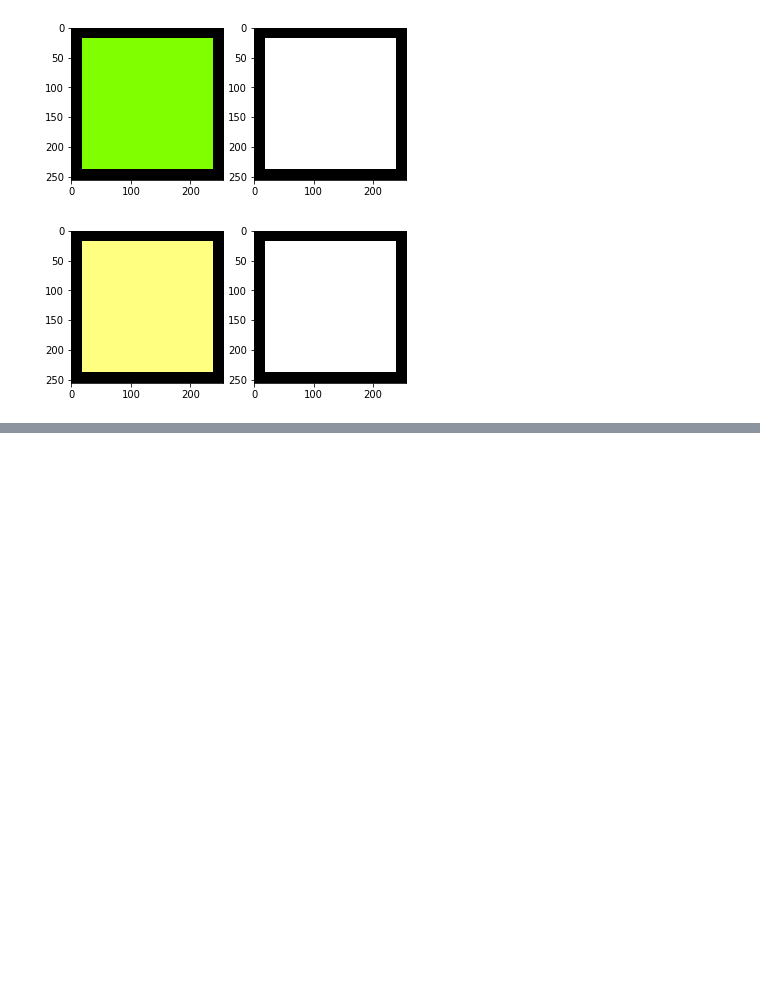
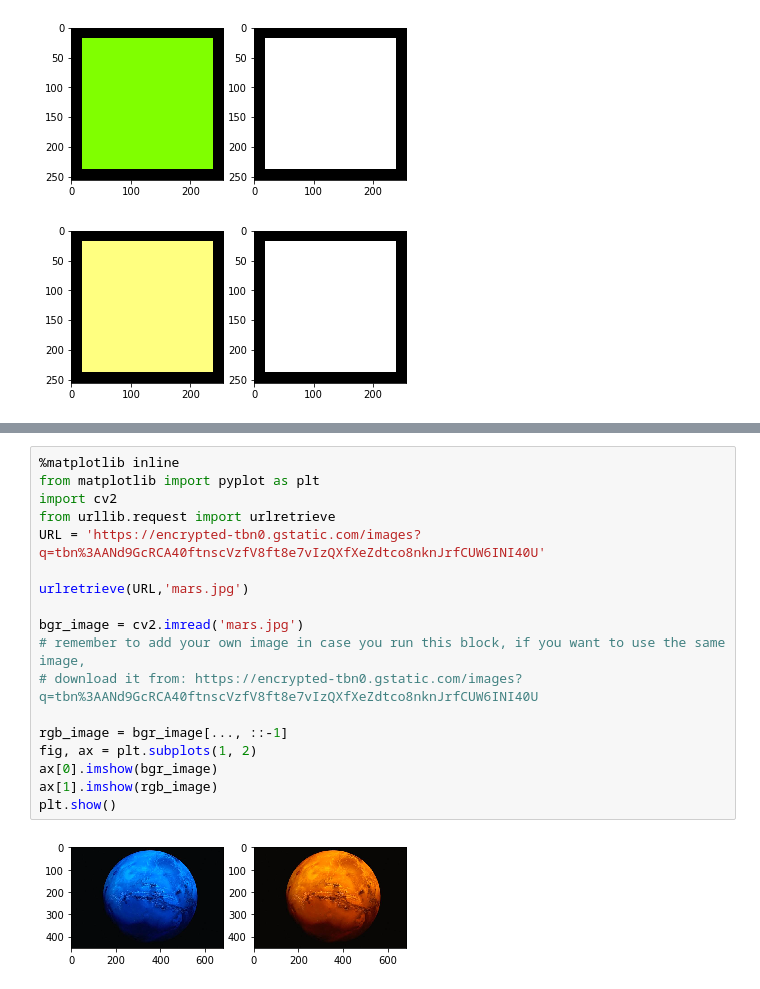
Before and after one commit to naveenkumark1/EVA4, a Jupyter notebook: Week3/pytorch101.ipynb, the cells around one changed output, grey strips where cells are left out. Cells and saved outputs as stored; diff of their text form; blank space fills up the shorter version.

```diff
--- a/Week3/pytorch101.ipynb
+++ b/Week3/pytorch101.ipynb
@@ -577,0 +604,20 @@ torch.Size([3, 256, 256])
+# %%
+%matplotlib inline
+from matplotlib import pyplot as plt
+import cv2
+from urllib.request import urlretrieve
+URL = 'https://encrypted-tbn0.gstatic.com/images?q=tbn%3AANd9GcRCA40ftnscVzfV8ft8e7vIzQXfXeZdtco8nknJrfCUW6INI40U'
+
+urlretrieve(URL,'mars.jpg')
+
+bgr_image = cv2.imread('mars.jpg')
+# remember to add your own image in case you run this block, if you want to use the same image,
+# download it from: https://encrypted-tbn0.gstatic.com/images?q=tbn%3AANd9GcRCA40ftnscVzfV8ft8e7vIzQXfXeZdtco8nknJrfCUW6INI40U
+
+rgb_image = bgr_image[..., ::-1]
+fig, ax = plt.subplots(1, 2)
+ax[0].imshow(bgr_image)
+ax[1].imshow(rgb_image)
+plt.show()
+# %% [output]
+[figure, added]
```
Also changed, not shown: parts of 15 cells of this notebook.
